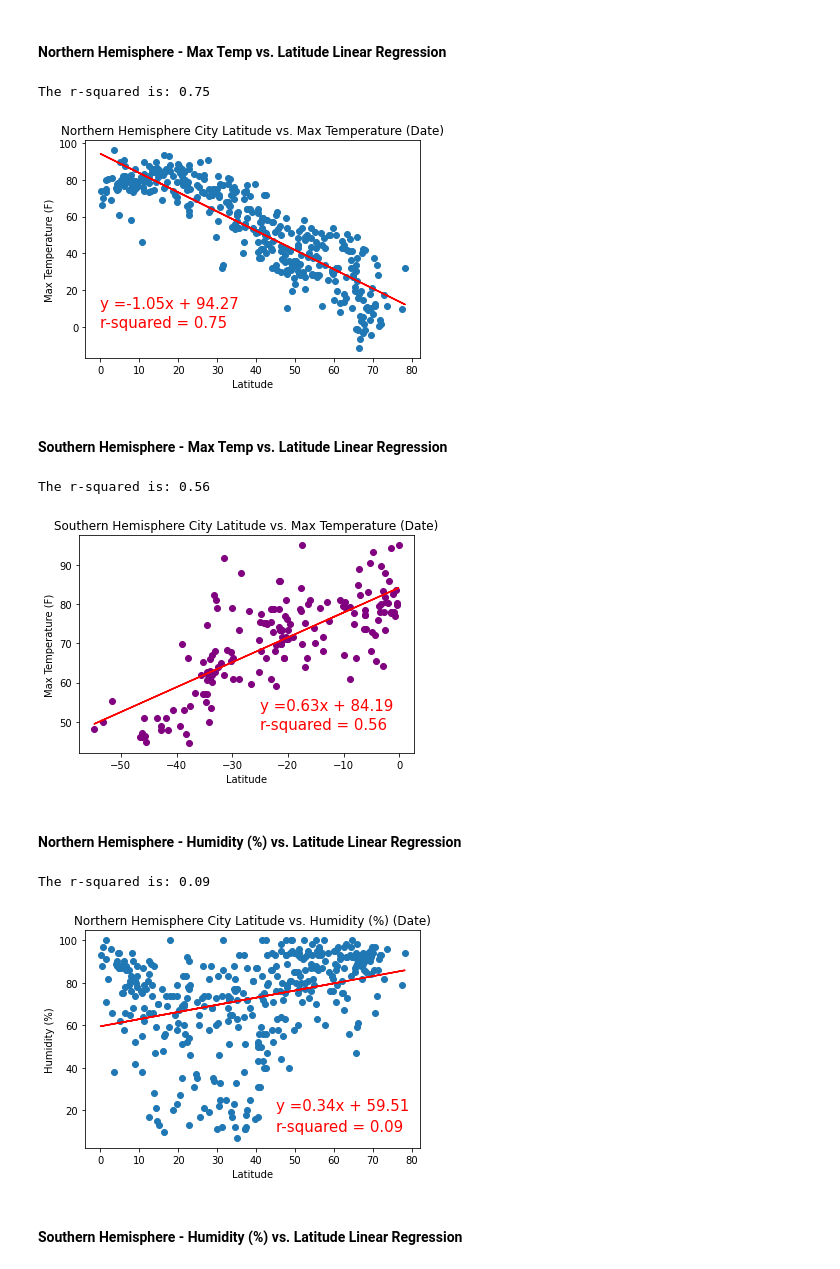
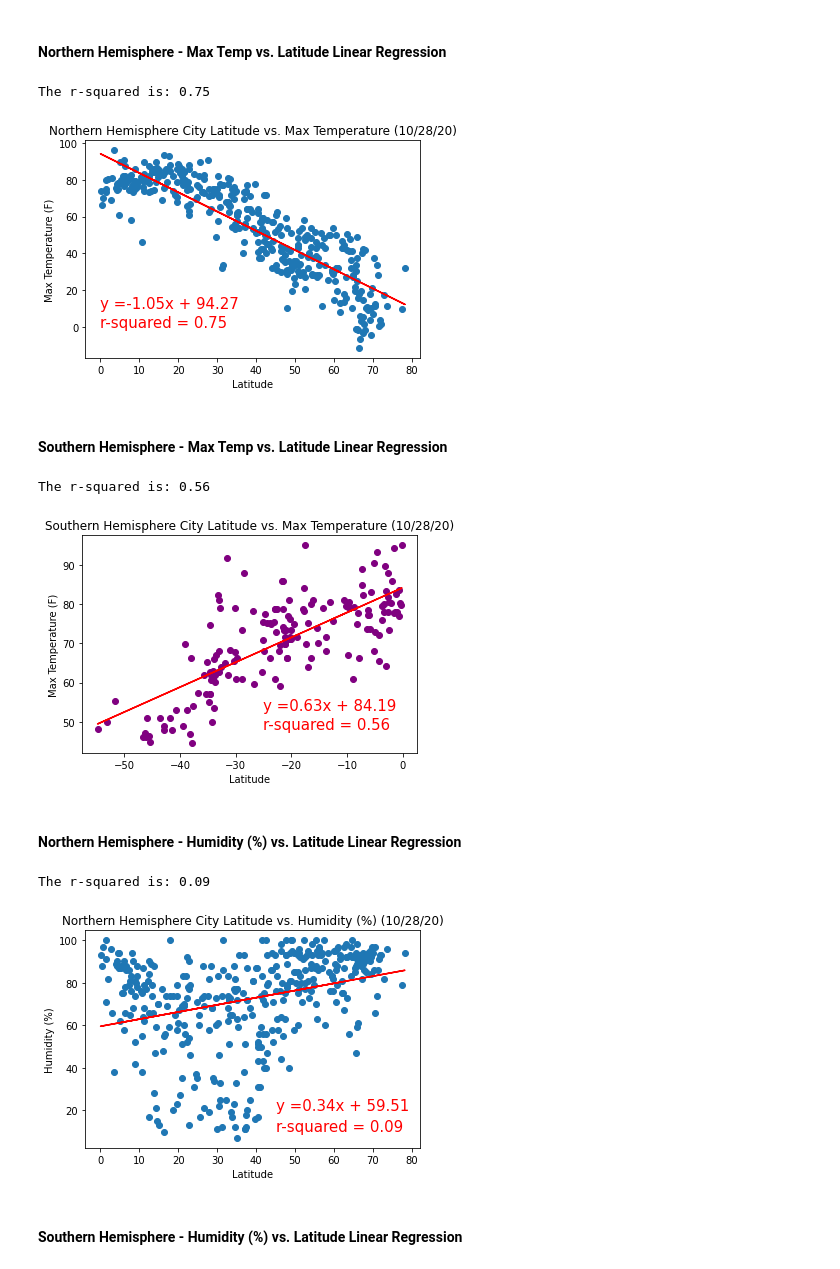
Before and after one commit to LeeProut/python-api-challenge, a Jupyter notebook: WeatherPy/WeatherPy.ipynb, the cells around one changed output. Saved outputs shown, nothing was run; the diff lists cells and outputs as text; code cells hidden in the pictures.

```diff
--- a/WeatherPy/WeatherPy.ipynb
+++ b/WeatherPy/WeatherPy.ipynb
@@ -323,7 +342,7 @@ plt.scatter(n_max_temp_x_values, n_max_temp_y_values)
 plt.plot(n_max_temp_x_values, n_max_temp_regress_values, "r-")
 
 #add title and labels
-plt.title("Northern Hemisphere City Latitude vs. Max Temperature (Date)")
+plt.title(f"Northern Hemisphere City Latitude vs. Max Temperature ({date_title})")
 plt.xlabel("Latitude")
 plt.ylabel("Max Temperature (F)")
 
@@ -335,7 +354,7 @@ plt.savefig("Images/n_hemi_latitudeVStemp.png")
 plt.show()
 # %% [output]
 The r-squared is: 0.75
-[figure, old version]
+[figure, new version]
 # %% [markdown]
 ####  Southern Hemisphere - Max Temp vs. Latitude Linear Regression
 # %%
@@ -363,7 +382,7 @@ plt.scatter(s_max_temp_x_values, s_max_temp_y_values, color="purple")
 plt.plot(s_max_temp_x_values, s_max_temp_regress_values, "r-")
 
 #add title and labels
-plt.title("Southern Hemisphere City Latitude vs. Max Temperature (Date)")
+plt.title(f"Southern Hemisphere City Latitude vs. Max Temperature ({date_title})")
 plt.xlabel("Latitude")
 plt.ylabel("Max Temperature (F)")
 
@@ -375,7 +394,7 @@ plt.savefig("Images/s_hemi_latitudeVStemp.png")
 plt.show()
 # %% [output]
 The r-squared is: 0.56
-[figure, old version]
+[figure, new version]
 # %% [markdown]
 ####  Northern Hemisphere - Humidity (%) vs. Latitude Linear Regression
 # %%
@@ -387,35 +406,35 @@ n_humidity_y_values = northern_hemi_df["Humidity"]
 # (slope, intercept, rvalue, pvalue, stderr) = linregress(total_equipment, burned_acreage)
 # regress_values = total_equipment * slope + intercept
 (n_humidity_slope, n_humidity_intercept, n_humidity_rvalue, n_humidity_pvalue, n_humidity_stderr) = linregress(n_humidity_x_values, n_humidity_y_values)
 n_humidity_regress_values = np.asarray(n_humidity_x_values) * n_humidity_slope + n_humidity_intercept
 
 #calculate r-squared
 n_humidity_rsquared = round(n_humidity_rvalue**2,2)
 print(f"The r-squared is: {n_humidity_rsquared}")
 
 #line equation y = mx + b
 n_humidity_line_eq = "y =" + str(round(n_humidity_slope,2)) + "x + " + str(round(n_humidity_intercept,2))
 
 #create scatter plot
 plt.scatter(n_humidity_x_values, n_humidity_y_values)
 
 #add regression line
 plt.plot(n_humidity_x_values, n_humidity_regress_values, "r-")
 
 #add title and labels
-plt.title("Northern Hemisphere City Latitude vs. Humidity (%) (Date)")
+plt.title(f"Northern Hemisphere City Latitude vs. Humidity (%) ({date_title})")
 plt.xlabel("Latitude")
 plt.ylabel("Humidity (%)")
 
 #add annotation to plot
 plt.annotate(n_humidity_line_eq,(45,20), fontsize=15, color="red")
 plt.annotate(f"r-squared = {n_humidity_rsquared}",(45,10),fontsize=15,color="red")
 
 plt.savefig("Images/n_hemi_latitudeVShumidity.png")
 plt.show()
 # %% [output]
 The r-squared is: 0.09
-[figure, old version]
+[figure, new version]
 # %% [markdown]
 ####  Southern Hemisphere - Humidity (%) vs. Latitude Linear Regression
 # %%
```
Also changed, not shown: parts of 10 cells of this notebook, 12 other files.
